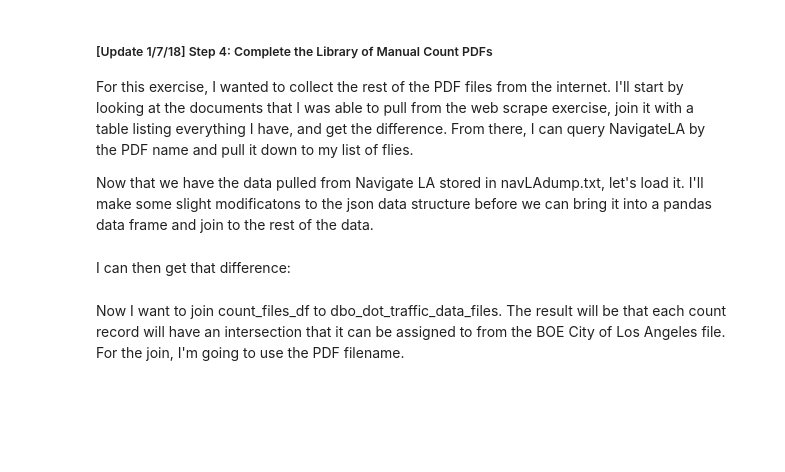
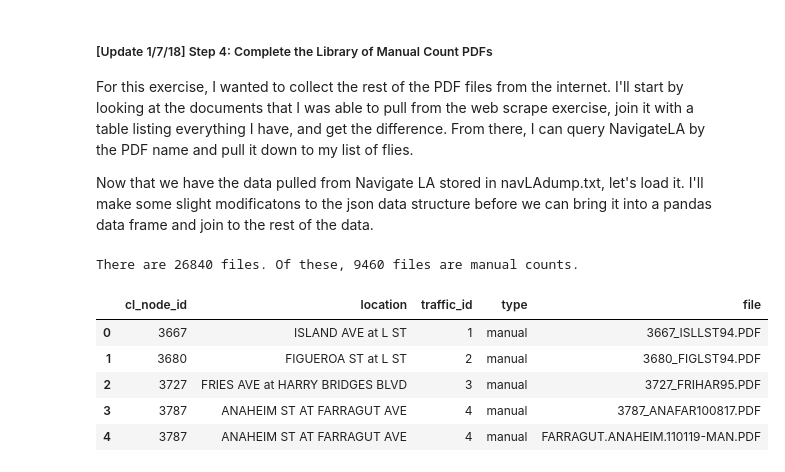
Before and after one commit to black-tea/vehicle-vol-pdf-scrape, a Jupyter notebook: vol-pdf-scrape.ipynb, the cells around one changed output. Saved outputs shown, nothing was run; the diff lists cells and outputs as text; code cells hidden in the pictures; blank space fills up the shorter version.

```diff
--- a/vol-pdf-scrape.ipynb
+++ b/vol-pdf-scrape.ipynb
@@ -215,19 +178,25 @@ The script below scrapes the NavLA site, scraping the following pieces of inform
 
 In addition, I will include the TrafficID, which I used for the query. The final result is a json dump, which will will then import later and use for joining to the BOE intersection and centerline file later.
 # %%
+### Scrape NavLA for All Count Document Names
+### and save to JSON .txt file
 from lxml import html, etree
 import requests
 import time
 import json
+import urllib
 
 Count_data = []
 
 # Base URL to use for the web scraping
 base_url = "http://boemaps.eng.ci.la.ca.us/reports/dot_traffic_data_report.cfm?trafficid="
 
+parser = etree.HTMLParser(remove_blank_text=True,encoding='utf-8')
+
 # Loop through integers, grab all data in range
-for traffic_id in range(1,9000):
-
+for traffic_id in range(1,9434):
+#for traffic_id in range(1,10):
+    #print(traffic_id)
     # Metering the requests
     time.sleep(.1)
 
@@ -237,7 +206,8 @@ for traffic_id in range(1,9000):
     # Make the request
     url = base_url + str(traffic_id)
     page = requests.get(url)
-    tree = html.fromstring(page.content)
+    tree = etree.HTML(page.content)
+    result = etree.tostring(tree,method='html')
 
     # Parse the data
     table_info = tree.xpath('//td[@class="tablerecord"]/text()')
@@ -258,7 +228,8 @@ for traffic_id in range(1,9000):
 
         # If there is at least automatic count PDF, grab filenames
         if len(automatic_count_table) > 0:
-            automatic_count_table = etree.XML(etree.tostring(automatic_count_table[0]))
+            automatic1 = etree.tostring(automatic_count_table[0])
+            automatic_count_table = etree.XML(automatic1, parser=parser)
             automatic_count_pdfs = automatic_count_table.xpath('//a/text()')
             d['automatic'] = automatic_count_pdfs
         else:
@@ -270,7 +241,8 @@ for traffic_id in range(1,9000):
 
         # If there is at least manual count PDF, grab filenames
         if len(manual_count_table) > 0:
-            manual_count_table = etree.XML(etree.tostring(manual_count_table[0]))
+            manual1 = etree.tostring(manual_count_table[0])
+            manual_count_table = etree.XML(manual1, parser=parser)
             manual_count_pdfs = manual_count_table.xpath('//a/text()')
             d['manual'] = manual_count_pdfs
         else:
@@ -284,14 +256,14 @@ for traffic_id in range(1,9000):
 with open('data/TrafficCountFileStructure/navLAdump.txt', 'w') as outfile:
     json.dump(Count_data, outfile)
 
-    # Verify
-print(Count_data)
+print("Complete.")
 # %% [markdown]
 ##### [Update 1/7/18] Step 4: Complete the Library of Manual Count PDFs
 For this exercise, I wanted to collect the rest of the PDF files from the internet. I'll start by looking at the documents that I was able to pull from the web scrape exercise, join it with a table listing everything I have, and get the difference. From there, I can query NavigateLA by the PDF name and pull it down to my list of flies.
 
 Now that we have the data pulled from Navigate LA stored in navLAdump.txt, let's load it. I'll make some slight modificatons to the json data structure before we can bring it into a pandas data frame and join to the rest of the data.
 # %%
+### Convert the JSON .txt file into a pandas dataframe for analysis
 import json
 import pandas as pd
 
@@ -304,34 +276,42 @@ with open(traffic_count_file) as f:
 
 # New list data structure
 count_files = []
-count_files_labels = ['cl_node_id','location','type','file']
+count_files_labels = ['cl_node_id','location','traffic_id','type','file']
 
 for location in traffic_count_files:
 
     # New list for each count, add intersection infomration & node id
     count = []
     node_id = location['node_id']
     loc = location['intersection']
     traffic_id = location['traffic_id']
 
     # Add a row for each manual count
     if len(location['manual']) > 0:
         for man in location['manual']:
             man2 = man + '.PDF'
             count = [node_id, loc, traffic_id, 'manual', man2]
             count_files.append(count)
 
     # Add a row for each automatic count
     if len(location['automatic']) > 0:
         for auto in location['automatic']:
             auto2 = auto + '.PDF'
             count = [node_id, loc, traffic_id, 'automatic', auto2]
             count_files.append(count)
 
 # Create the new dataframe
 count_files_df = pd.DataFrame.from_records(count_files, columns=count_files_labels)
 
-print("There are " + str(len(count_files_df)) + " files.")
+print("There are " + str(len(count_files_df)) + " files. Of these, " + str(len(count_files_df[(count_files_df['type'] == 'manual')])) + ' files are manual counts.')
 count_files_df.head()
+
+# Write out the csv to a file
+# %% [output]
+There are 26840 files. Of these, 9460 files are manual counts.
+|  | cl_node_id | location | traffic_id | type | file |
+| 0 | 3667 | ISLAND AVE at L ST | 1 | manual | 3667_ISLLST94.PDF |
+| 1 | 3680 | FIGUEROA ST at L ST | 2 | manual | 3680_FIGLST94.PDF |
+| 2 | 3727 | FRIES AVE at HARRY BRIDGES BLVD | 3 | manual | 3727_FRIHAR95.PDF |
+| 3 | 3787 | ANAHEIM ST AT FARRAGUT AVE | 4 | manual | 3787_ANAFAR100817.PDF |
+| 4 | 3787 | ANAHEIM ST AT FARRAGUT AVE | 4 | manual | FARRAGUT.ANAHEIM.110119-MAN.PDF |
-# %% [markdown]
-I can then get that difference:
@@ -359,2 +317,0 @@ dbo_dot_traffic_data_files[(dbo_dot_traffic_data_files['DocName'] == 'DANIELS.PI
-# %% [markdown]
-Now I want to join count_files_df to dbo_dot_traffic_data_files. The result will be that each count record will have an intersection that it can be assigned to from the BOE City of Los Angeles file. For the join, I'm going to use the PDF filename.
```
Also changed, not shown: parts of 13 cells of this notebook, 4 other files.
